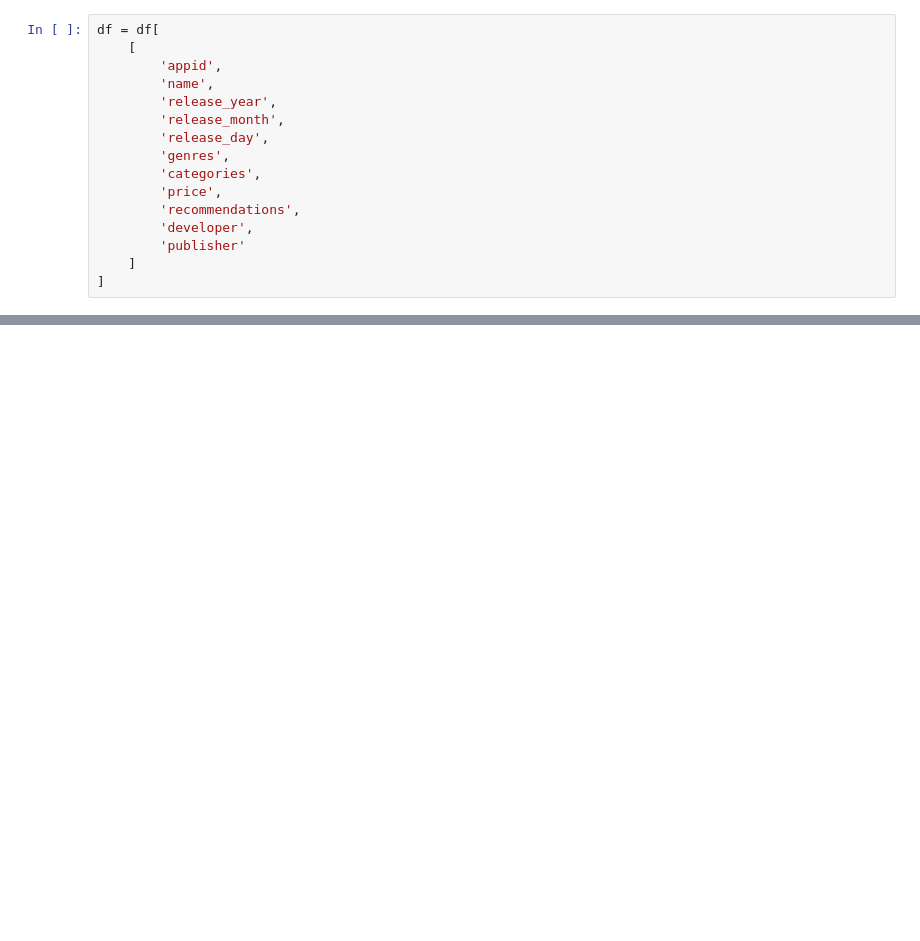
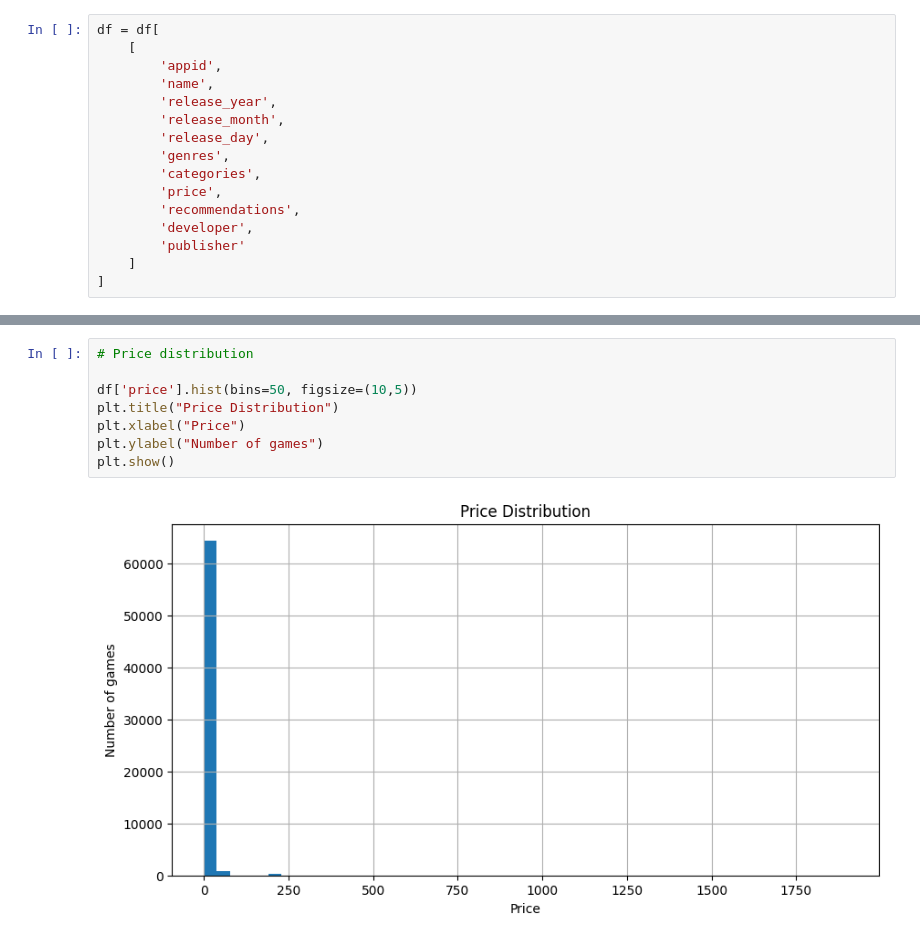
Before and after one commit to zhaklinghazaryan05-alt/EDA-project, a Jupyter notebook: steam_data_eda.ipynb, the cells around one changed output, grey strips where cells are left out. Cells and saved outputs as stored; diff of their text form; blank space fills up the shorter version.

```diff
--- a/steam_data_eda.ipynb
+++ b/steam_data_eda.ipynb
@@ -243,0 +256,10 @@ df = df[
+# %%
+# Price distribution
+
+df['price'].hist(bins=50, figsize=(10,5))
+plt.title("Price Distribution")
+plt.xlabel("Price")
+plt.ylabel("Number of games")
+plt.show()
+# %% [output]
+[figure, added]
```
Also changed, not shown: parts of 20 cells of this notebook, 1 other file.
